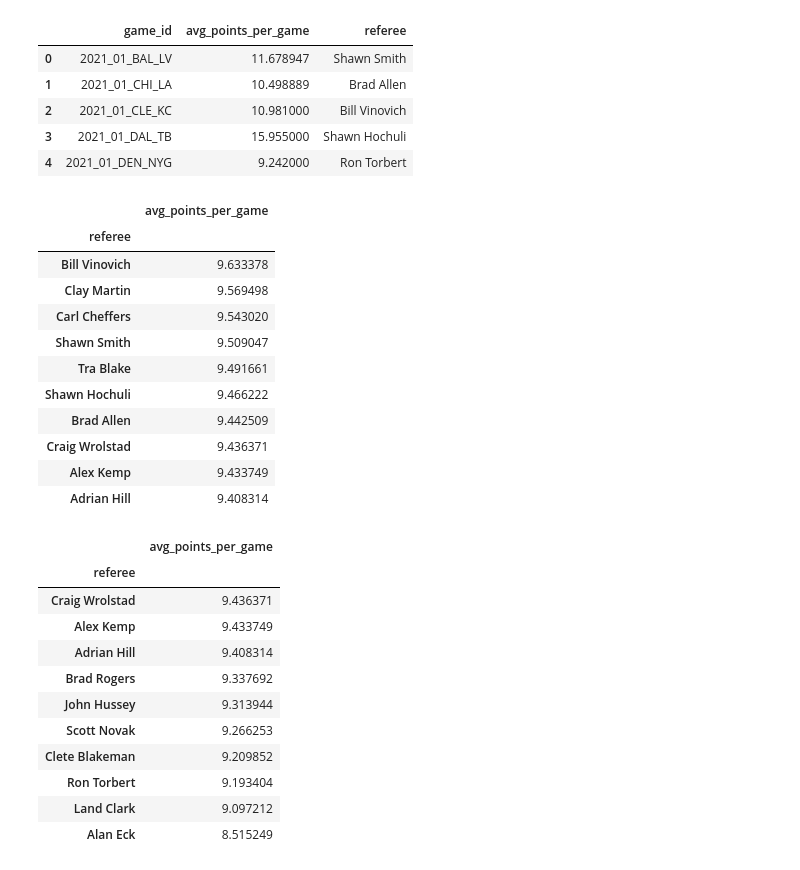
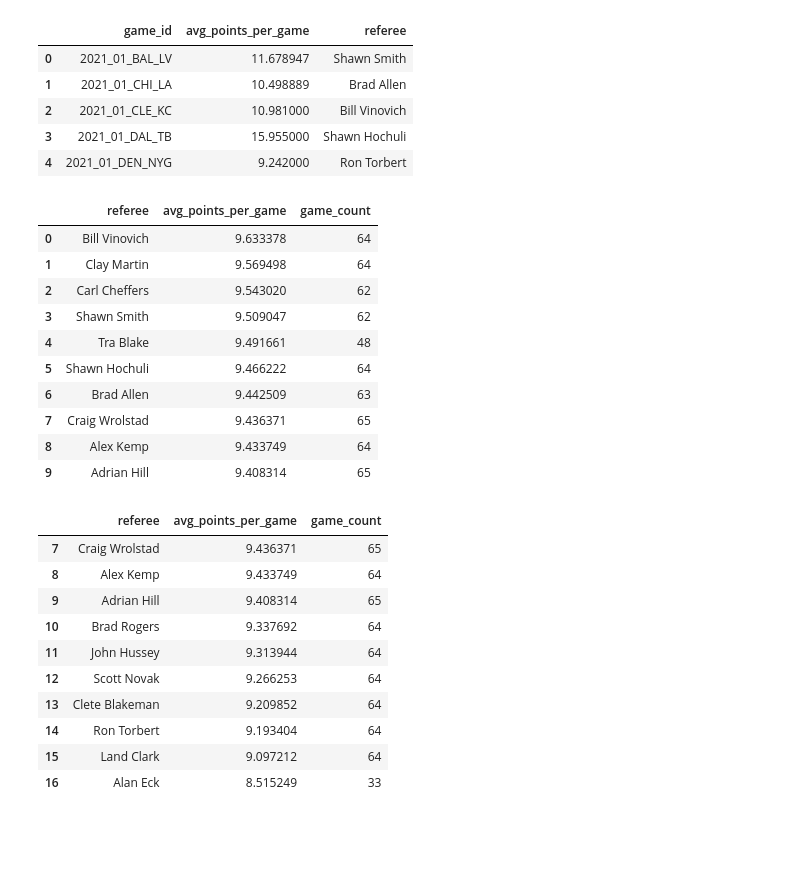
Before and after one commit to sapphiremoonchaser/fantasy_football_v2, a Jupyter notebook: examples/analysis/points_by_ref_analysis.ipynb, the cells around one changed output. Cells and saved outputs as stored; diff of their text form; code cells hidden in the pictures; blank space fills up the shorter version.

```diff
--- a/examples/analysis/points_by_ref_analysis.ipynb
+++ b/examples/analysis/points_by_ref_analysis.ipynb
@@ -176,33 +174,40 @@ game_avg.head()
 | 4 | 2021_01_DEN_NYG | 9.242000 | Ron Torbert |
 # %%
 # Avg points per game per ref
-ref_avg = game_avg.groupby('referee').mean('avg_points_per_game').sort_values('avg_points_per_game', ascending=False)
+ref_avg = (
+    game_avg.groupby('referee')
+        .agg(
+        avg_points_per_game=('avg_points_per_game', 'mean'),
+        game_count=('game_id', 'count')
+    )
+    .sort_values('avg_points_per_game', ascending=False)
+    .reset_index()
+)
+
 ref_avg.head(10)
 # %% [output]
-|  | avg_points_per_game |
-| referee |  |
-| Bill Vinovich | 9.633378 |
-| Clay Martin | 9.569498 |
-| Carl Cheffers | 9.543020 |
-| Shawn Smith | 9.509047 |
-| Tra Blake | 9.491661 |
-| Shawn Hochuli | 9.466222 |
-| Brad Allen | 9.442509 |
-| Craig Wrolstad | 9.436371 |
-| Alex Kemp | 9.433749 |
-| Adrian Hill | 9.408314 |
+|  | referee | avg_points_per_game | game_count |
+| 0 | Bill Vinovich | 9.633378 | 64 |
+| 1 | Clay Martin | 9.569498 | 64 |
+| 2 | Carl Cheffers | 9.543020 | 62 |
+| 3 | Shawn Smith | 9.509047 | 62 |
+| 4 | Tra Blake | 9.491661 | 48 |
+| 5 | Shawn Hochuli | 9.466222 | 64 |
+| 6 | Brad Allen | 9.442509 | 63 |
+| 7 | Craig Wrolstad | 9.436371 | 65 |
+| 8 | Alex Kemp | 9.433749 | 64 |
+| 9 | Adrian Hill | 9.408314 | 65 |
 # %%
 ref_avg.tail(10)
 # %% [output]
-|  | avg_points_per_game |
-| referee |  |
-| Craig Wrolstad | 9.436371 |
-| Alex Kemp | 9.433749 |
-| Adrian Hill | 9.408314 |
-| Brad Rogers | 9.337692 |
-| John Hussey | 9.313944 |
-| Scott Novak | 9.266253 |
-| Clete Blakeman | 9.209852 |
-| Ron Torbert | 9.193404 |
-| Land Clark | 9.097212 |
-| Alan Eck | 8.515249 |
+|  | referee | avg_points_per_game | game_count |
+| 7 | Craig Wrolstad | 9.436371 | 65 |
+| 8 | Alex Kemp | 9.433749 | 64 |
+| 9 | Adrian Hill | 9.408314 | 65 |
+| 10 | Brad Rogers | 9.337692 | 64 |
+| 11 | John Hussey | 9.313944 | 64 |
+| 12 | Scott Novak | 9.266253 | 64 |
+| 13 | Clete Blakeman | 9.209852 | 64 |
+| 14 | Ron Torbert | 9.193404 | 64 |
+| 15 | Land Clark | 9.097212 | 64 |
+| 16 | Alan Eck | 8.515249 | 33 |
```
Also changed, not shown: parts of 2 cells of this notebook.
